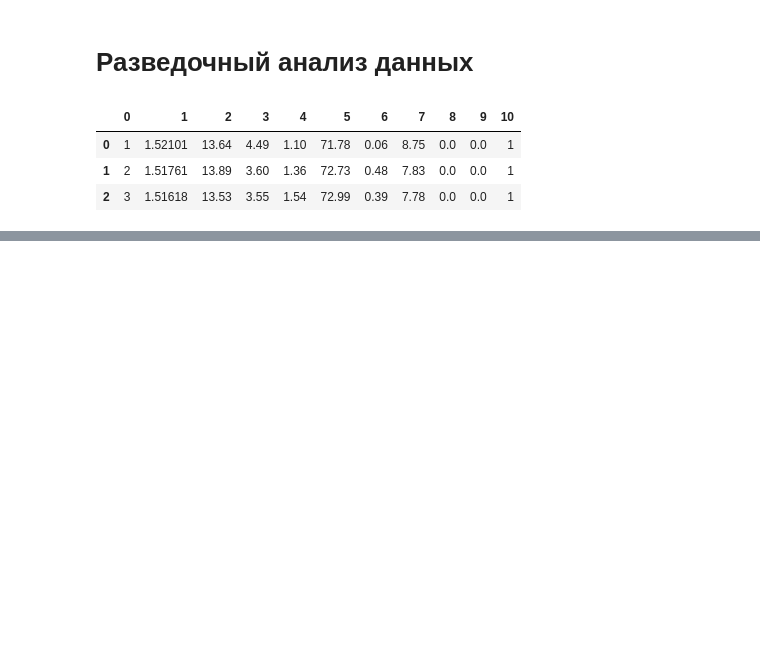
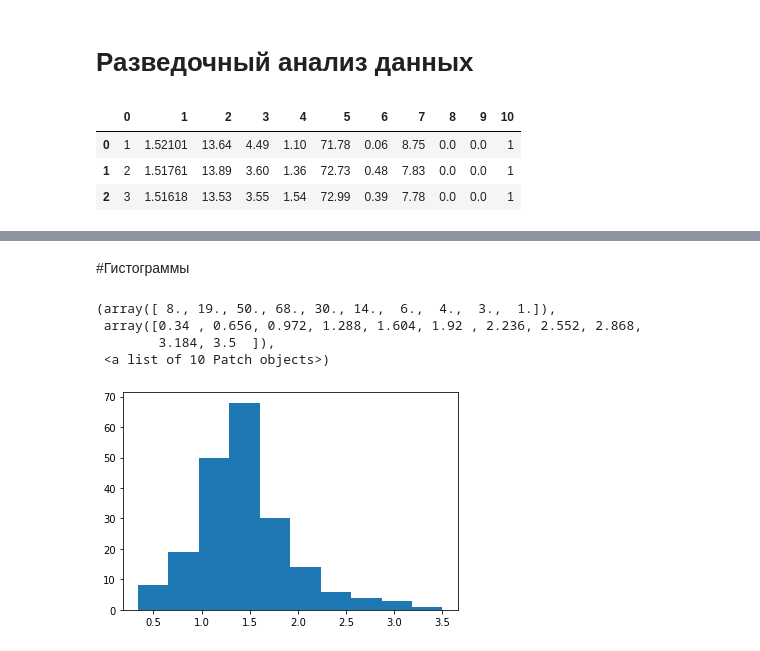
Before and after one commit to Hydixoo/PIS, a Jupyter notebook: PIS2.ipynb, the cells around one changed output, grey strips where cells are left out. Cells and saved outputs as stored; diff of their text form; code cells hidden in the pictures; blank space fills up the shorter version.

```diff
--- a/PIS2.ipynb
+++ b/PIS2.ipynb
@@ -114,0 +131,2 @@ Name: Class, dtype: int64
+# %% [markdown]
+#Гистограммы
@@ -114,0 +140,9 @@ Name: Class, dtype: int64
+# %%
+col = 'Al'
+plt.hist(data[col])
+# %% [output]
+(array([ 8., 19., 50., 68., 30., 14.,  6.,  4.,  3.,  1.]),
+ array([0.34 , 0.656, 0.972, 1.288, 1.604, 1.92 , 2.236, 2.552, 2.868,
+        3.184, 3.5  ]),
+ <a list of 10 Patch objects>)
+[figure, added]
```
Also changed, not shown: parts of 68 cells of this notebook.
